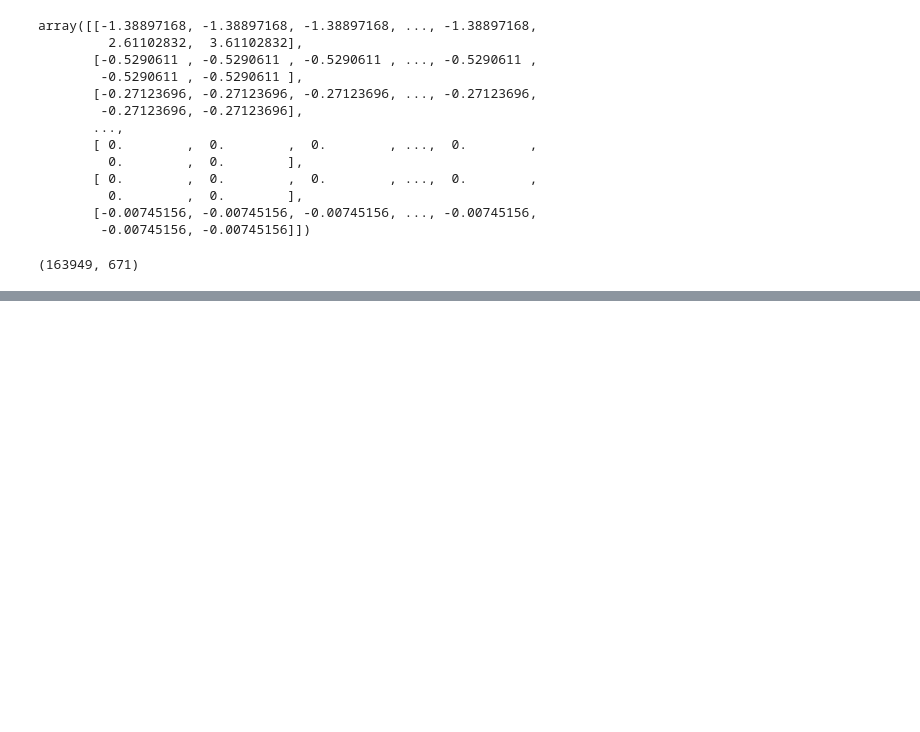
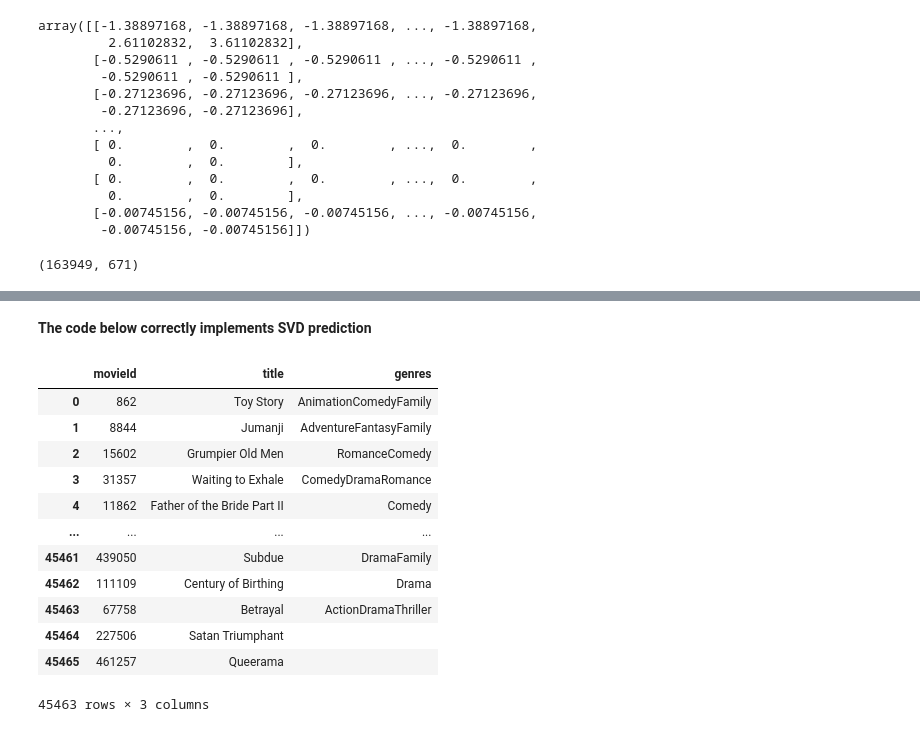
Before and after one commit to marreche/deep_film, a Jupyter notebook: model/svd.ipynb, the cells around one changed output, grey strips where cells are left out. Cells and saved outputs as stored; diff of their text form; code cells hidden in the pictures; blank space fills up the shorter version.

```diff
--- a/model/svd.ipynb
+++ b/model/svd.ipynb
@@ -163,0 +175,3 @@ array([[-0.02995889,  0.01304345,  0.01532281, ..., -0.01214882,
+# %%
+movies_ = movies[["movieId", "title", "genres"]]
+movies_.head(2)
@@ -163,0 +275,18 @@ array([[-0.02995889,  0.01304345,  0.01532281, ..., -0.01214882,
+# %% [markdown]
+__The code below correctly implements SVD prediction__
+# %%
+movies_
+# %% [output]
+|  | movieId | title | genres |
+| 0 | 862 | Toy Story | AnimationComedyFamily |
+| 1 | 8844 | Jumanji | AdventureFantasyFamily |
+| 2 | 15602 | Grumpier Old Men | RomanceComedy |
+| 3 | 31357 | Waiting to Exhale | ComedyDramaRomance |
+| 4 | 11862 | Father of the Bride Part II | Comedy |
+| ... | ... | ... | ... |
+| 45461 | 439050 | Subdue | DramaFamily |
+| 45462 | 111109 | Century of Birthing | Drama |
+| 45463 | 67758 | Betrayal | ActionDramaThriller |
+| 45464 | 227506 | Satan Triumphant |  |
+| 45465 | 461257 | Queerama |  |
+45463 rows × 3 columns
```
Also changed, not shown: parts of 28 cells of this notebook, 2 other files.
